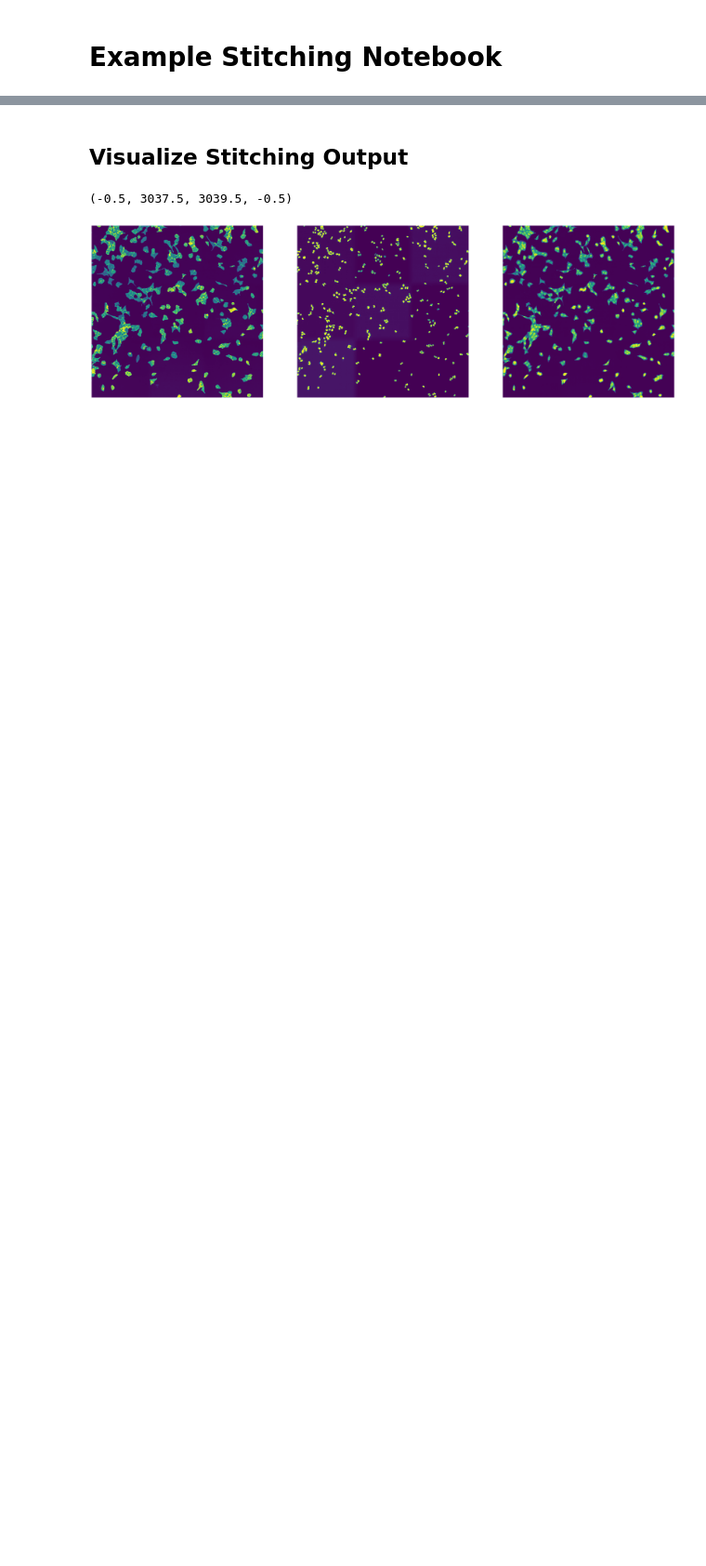
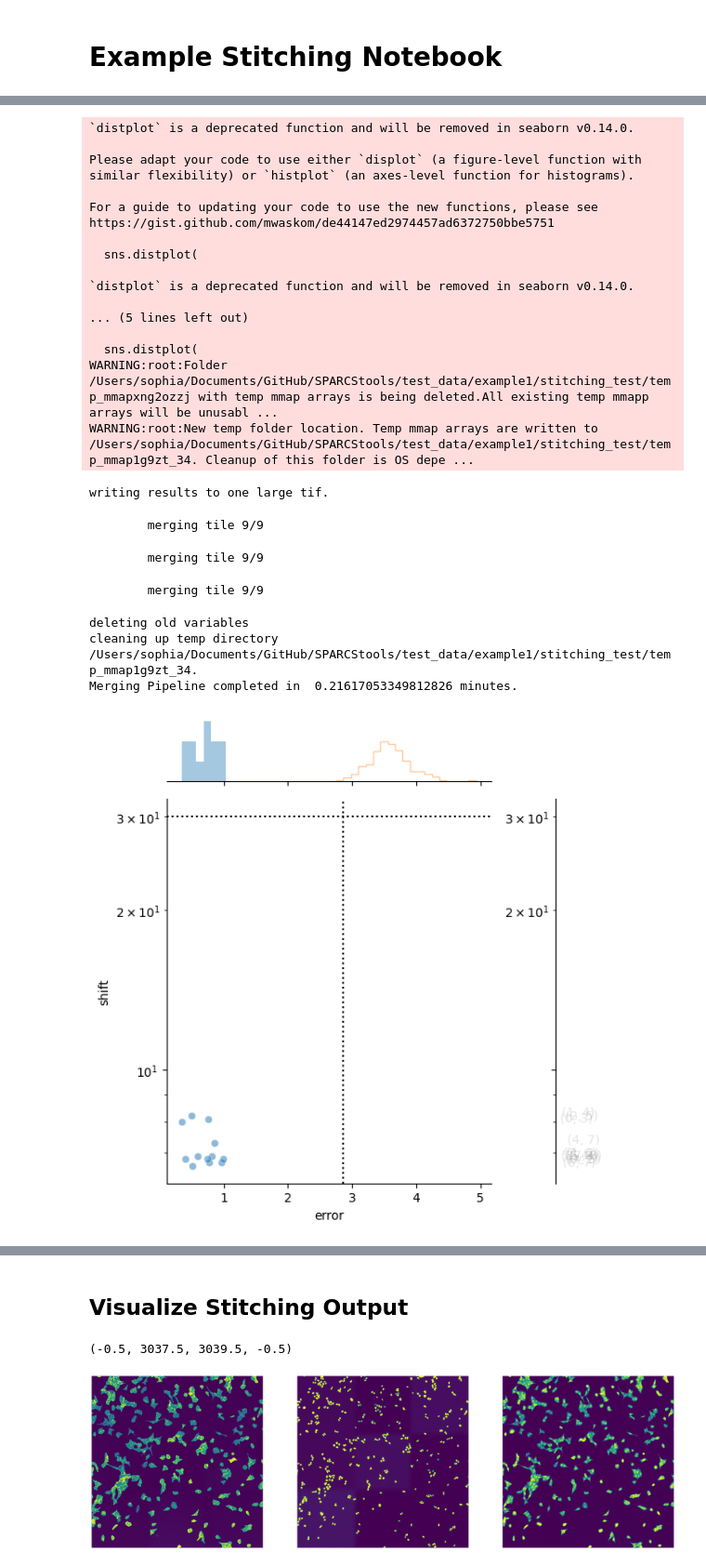
Before and after one commit to MannLabs/SPARCStools, a Jupyter notebook: docs_source/pages/notebooks/example_stitching_notebook.ipynb, the cells around one changed output, grey strips where cells are left out. Shown at 93% size. Saved outputs shown, nothing was run; the diff lists cells and outputs as text; code cells hidden in the pictures; blank space fills up the shorter version.

```diff
--- a/docs_source/pages/notebooks/example_stitching_notebook.ipynb
+++ b/docs_source/pages/notebooks/example_stitching_notebook.ipynb
@@ -36,5 +36,6 @@ generate_stitched(input_dir,
                 crop = crop ,
                 stitching_channel = stitching_channel,
                 filetype = output_filetype,
-                rescale_range = {"Alexa488":(1, 30), "DAPI":(1, 99), "mCherry":(1, 99)},
+                rescale_range = {"Alexa488":(1, 99), "DAPI":(1, 99), "mCherry":(1, 99)},
                 plot_QC = True)
+# %% [output]
@@ -40,0 +47,25 @@ generate_stitched(input_dir,
+`distplot` is a deprecated function and will be removed in seaborn v0.14.0.
+
+Please adapt your code to use either `displot` (a figure-level function with
+similar flexibility) or `histplot` (an axes-level function for histograms).
+
+For a guide to updating your code to use the new functions, please see
+https://gist.github.com/mwaskom/de44147ed2974457ad6372750bbe5751
+
+  sns.distplot(
+
+`distplot` is a deprecated function and will be removed in seaborn v0.14.0.
+
+... (5 lines left out)
+
+  sns.distplot(
+WARNING:root:Folder /Users/sophia/Documents/GitHub/SPARCStools/test_data/example1/stitching_test/temp_mmapxng2ozzj with temp mmap arrays is being deleted.All existing temp mmapp arrays will be unusabl ...
+WARNING:root:New temp folder location. Temp mmap arrays are written to /Users/sophia/Documents/GitHub/SPARCStools/test_data/example1/stitching_test/temp_mmap1g9zt_34. Cleanup of this folder is OS depe ...
+writing results to one large tif.
+        merging tile 9/9
+        merging tile 9/9
+        merging tile 9/9
+deleting old variables
+cleaning up temp directory /Users/sophia/Documents/GitHub/SPARCStools/test_data/example1/stitching_test/temp_mmap1g9zt_34.
+Merging Pipeline completed in  0.21617053349812826 minutes.
+[figure, added]
```
Also changed, not shown: parts of 1 cell of this notebook.
